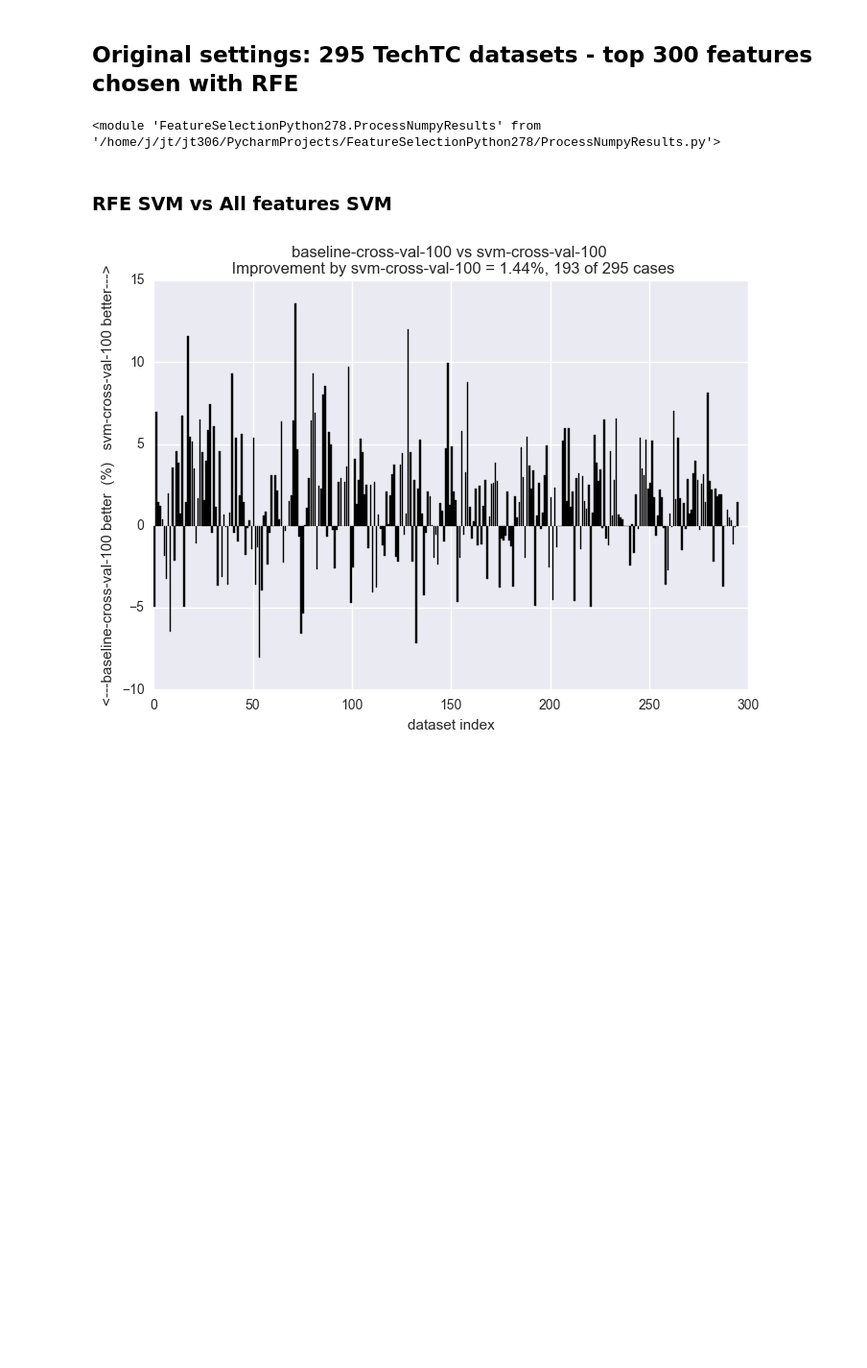
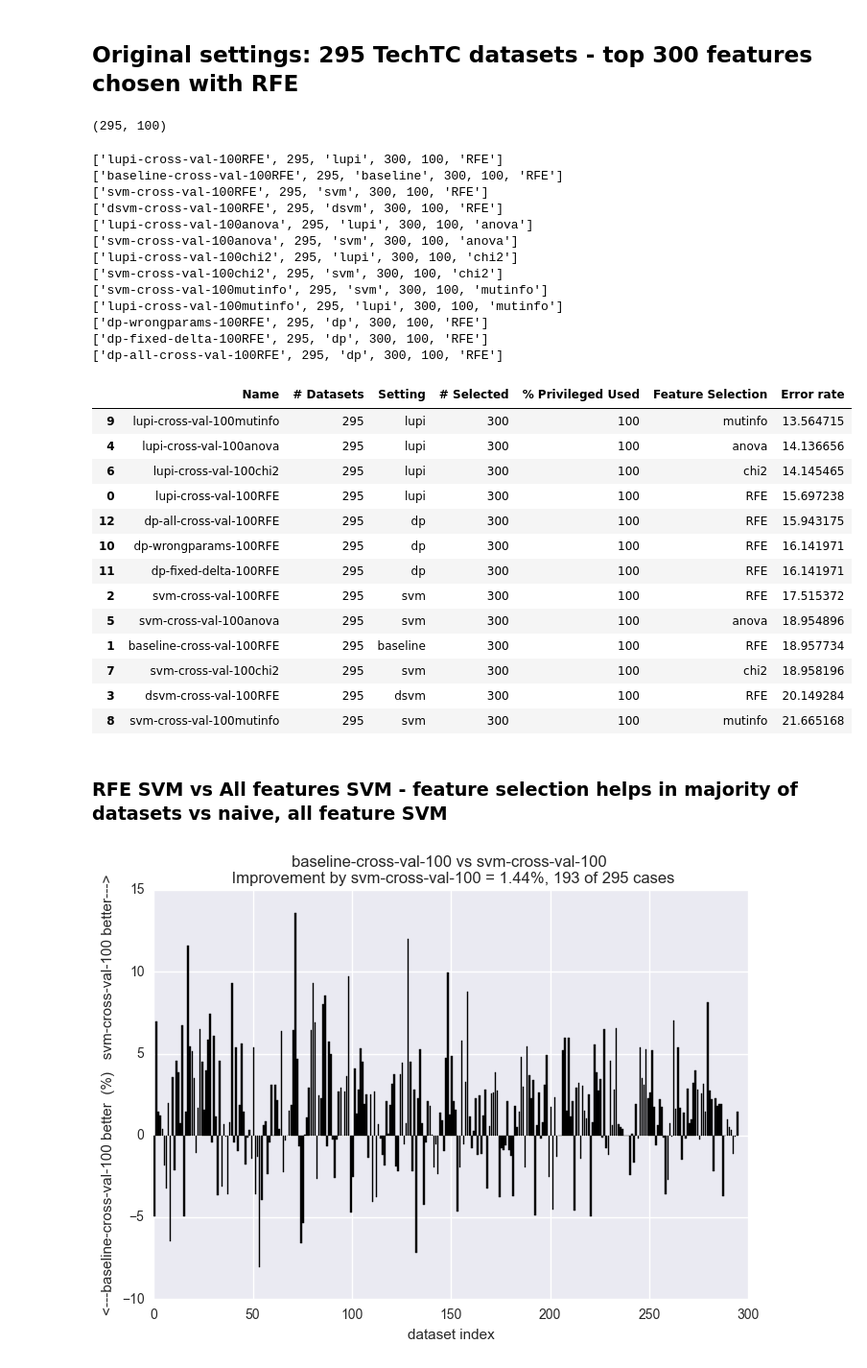
Before and after one commit to jt86/Notebooks, a Jupyter notebook: LUFeNotebook.ipynb, the cells around one changed output. Shown: that part at 96% size. Cells and saved outputs as stored; diff of their text form; code cells hidden in the pictures; blank space fills up the shorter version.

```diff
--- a/LUFeNotebook.ipynb
+++ b/LUFeNotebook.ipynb
@@ -19,18 +19,71 @@ import FeatureSelectionPython278 as pj
 # %% [markdown]
 ## Original settings: 295 TechTC datasets - top 300 features chosen with RFE
-# %%
-from FeatureSelectionPython278 import ProcessNumpyResults as PNR
-lufe_baseline = PNR.Setting(295,'lupi',300,'cross-val',100, '')
-svm_baseline = PNR.Setting(295,'svm',300,'cross-val',100, '')
-all_baseline = PNR.Setting(295,'baseline',300,'cross-val',100, '')
-dsvm = PNR.Setting(295,'dsvm',300,'cross-val',100, '')
-# ProcessNumpyResults.compare_two_settings(lufe_baseline, svm_baseline)
-import imp
-imp.reload(PNR)
-# %% [output]
-<module 'FeatureSelectionPython278.ProcessNumpyResults' from '/home/j/jt/jt306/PycharmProjects/FeatureSelectionPython278/ProcessNumpyResults.py'>
+# %%
+from FeatureSelectionPython278 import ProcessNumpyResults as PNR
+e
+
+dsvm = PNR.Setting(295,'dsvm',300,'cross-val',100, 'RFE')
+anova_lupi = PNR.Setting(295, 'lupi', 300, 'cross-val', 100, 'anova')
+anova_svm = PNR.Setting(295, 'svm', 300, 'cross-val', 100, 'anova')
+chi2_lupi = PNR.Setting(295, 'lupi', 300, 'cross-val', 100, 'chi2')
+chi2_svm = PNR.Setting(295, 'svm', 300, 'cross-val', 100, 'chi2')
+mutinfo_lupi_100 = PNR.Setting(295, 'lupi', 300, 'cross-val', 100, 'mutinfo')
+mutinfo_lupi_10 = PNR.Setting(295, 'lupi', 300, 'cross-val', 10, 'mutinfo')
+mutinfo_svm = PNR.Setting(295,'svm',300,'cross-val',100,'mutinfo')
+svm_deltaplus_wrong = PNR.Setting(295,'dp',300,'wrongparams',100,'RFE')
+svm_deltaplus_fixed = PNR.Setting(295,'dp',300,'fixed-delta',100,'RFE')
+svm_deltaplus = PNR.Setting(295,'dp',300,'all-cross-val',100,'RFE')
+import imp
+imp.reload(PNR)
+
+def get_list_attributes(s):
+    attributes = [s.name,s.num_datasets,s.classifier_type,s.n_top_feats,s.percent_of_priv,s.featsel]
+    print(attributes)
+    if s.featsel == 'RFE':
+        s.featsel = ''
+    scores = np.round(np.mean(PNR.get_errors(s)),10)
+    attributes.append(scores)
+    return attributes
+# %% [output]
+(295, 100)
+# %%
+settings = [lufe_baseline, all_baseline, svm_baseline, dsvm, anova_lupi,anova_svm,chi2_lupi,chi2_svm,mutinfo_svm,
+            mutinfo_lupi_100,svm_deltaplus_wrong,svm_deltaplus_fixed, svm_deltaplus]
+all_data = [get_list_attributes(setting) for setting in settings]
+df = pd.DataFrame(all_data)
+columns = ['Name','# Datasets','Setting','# Selected','% Privileged Used','Feature Selection','Error rate']
+df.columns = t
+df.sort_values(by='Error rate')
+# %% [output]
+['lupi-cross-val-100RFE', 295, 'lupi', 300, 100, 'RFE']
+['baseline-cross-val-100RFE', 295, 'baseline', 300, 100, 'RFE']
+['svm-cross-val-100RFE', 295, 'svm', 300, 100, 'RFE']
+['dsvm-cross-val-100RFE', 295, 'dsvm', 300, 100, 'RFE']
+['lupi-cross-val-100anova', 295, 'lupi', 300, 100, 'anova']
+['svm-cross-val-100anova', 295, 'svm', 300, 100, 'anova']
+['lupi-cross-val-100chi2', 295, 'lupi', 300, 100, 'chi2']
+['svm-cross-val-100chi2', 295, 'svm', 300, 100, 'chi2']
+['svm-cross-val-100mutinfo', 295, 'svm', 300, 100, 'mutinfo']
+['lupi-cross-val-100mutinfo', 295, 'lupi', 300, 100, 'mutinfo']
+['dp-wrongparams-100RFE', 295, 'dp', 300, 100, 'RFE']
+['dp-fixed-delta-100RFE', 295, 'dp', 300, 100, 'RFE']
+['dp-all-cross-val-100RFE', 295, 'dp', 300, 100, 'RFE']
+|  | Name | # Datasets | Setting | # Selected | % Privileged Used | Feature Selection | Error rate |
+| 9 | lupi-cross-val-100mutinfo | 295 | lupi | 300 | 100 | mutinfo | 13.564715 |
+| 4 | lupi-cross-val-100anova | 295 | lupi | 300 | 100 | anova | 14.136656 |
+| 6 | lupi-cross-val-100chi2 | 295 | lupi | 300 | 100 | chi2 | 14.145465 |
+| 0 | lupi-cross-val-100RFE | 295 | lupi | 300 | 100 | RFE | 15.697238 |
+| 12 | dp-all-cross-val-100RFE | 295 | dp | 300 | 100 | RFE | 15.943175 |
+| 10 | dp-wrongparams-100RFE | 295 | dp | 300 | 100 | RFE | 16.141971 |
+| 11 | dp-fixed-delta-100RFE | 295 | dp | 300 | 100 | RFE | 16.141971 |
+| 2 | svm-cross-val-100RFE | 295 | svm | 300 | 100 | RFE | 17.515372 |
+| 5 | svm-cross-val-100anova | 295 | svm | 300 | 100 | anova | 18.954896 |
+| 1 | baseline-cross-val-100RFE | 295 | baseline | 300 | 100 | RFE | 18.957734 |
+| 7 | svm-cross-val-100chi2 | 295 | svm | 300 | 100 | chi2 | 18.958196 |
+| 3 | dsvm-cross-val-100RFE | 295 | dsvm | 300 | 100 | RFE | 20.149284 |
+| 8 | svm-cross-val-100mutinfo | 295 | svm | 300 | 100 | mutinfo | 21.665168 |
 # %% [markdown]
-### RFE SVM vs All features SVM
+### RFE SVM vs All features SVM - feature selection helps in majority of datasets vs naive, all feature SVM
 # %%
 PNR.plot_bars(all_baseline,svm_baseline)
 # %% [output]
```
Also changed, not shown: parts of 10 cells of this notebook, 4 other files.
